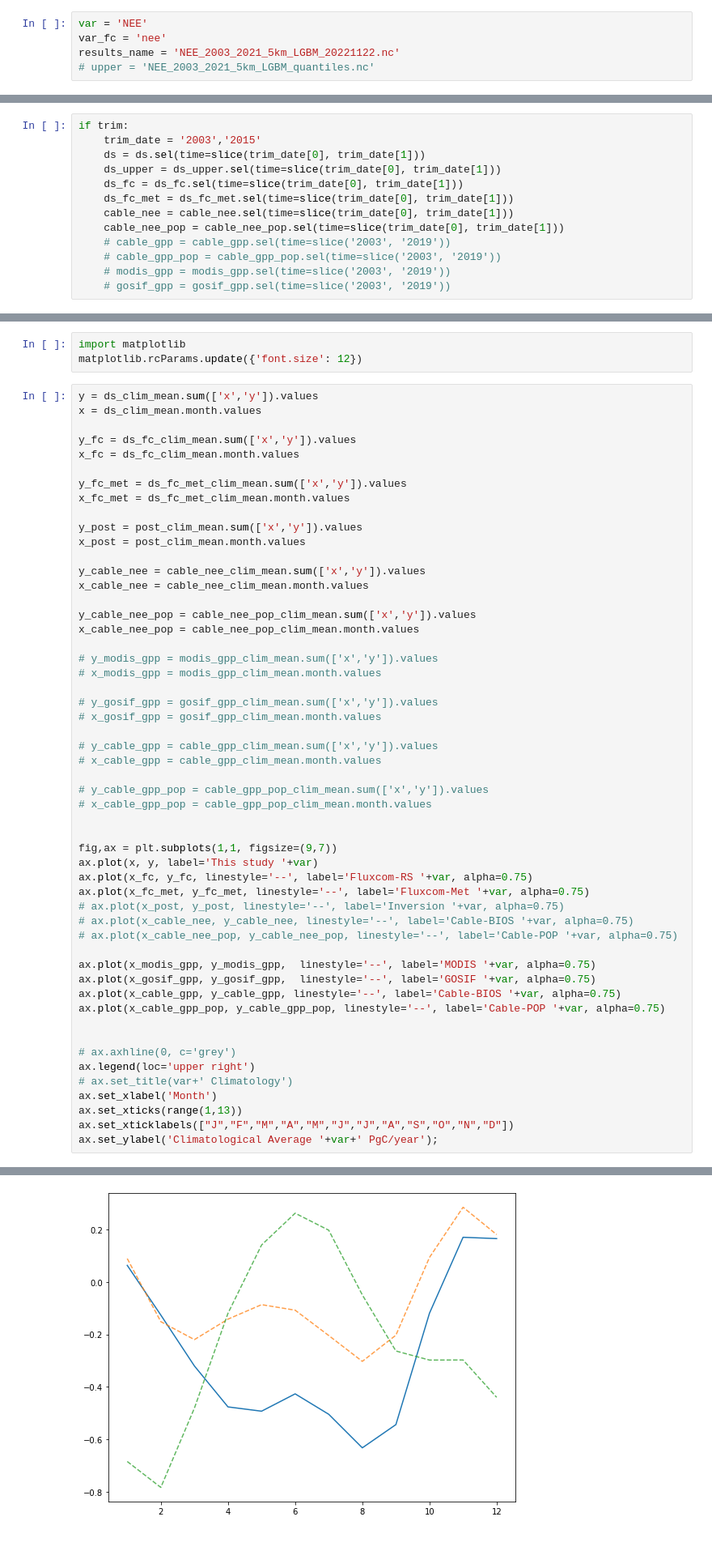
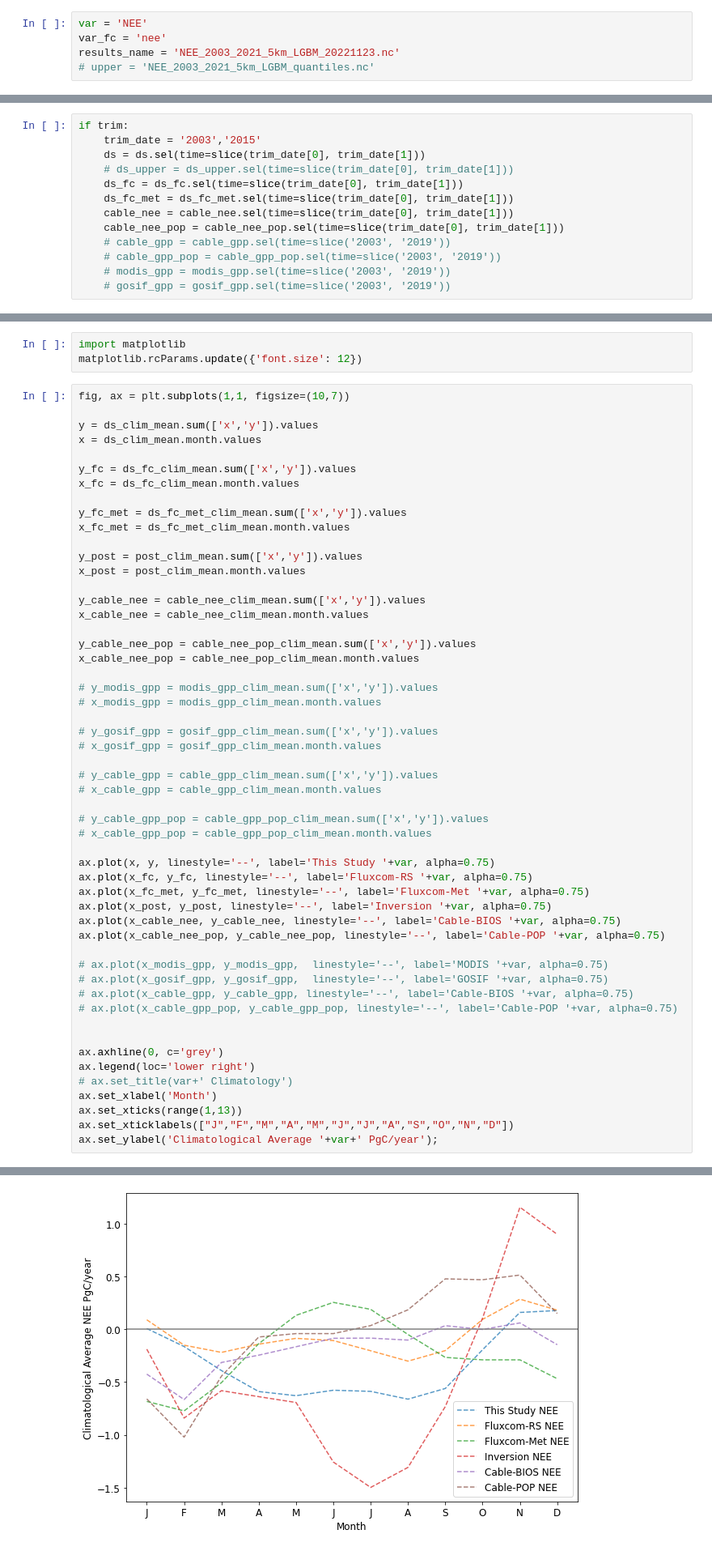
Before and after one commit to cbur24/NEE_modelling, a Jupyter notebook: 6a_Compare_products.ipynb, the cells around one changed output, grey strips where cells are left out. Shown at 81% size. Saved outputs shown, nothing was run; the diff lists cells and outputs as text.

```diff
--- a/6a_Compare_products.ipynb
+++ b/6a_Compare_products.ipynb
@@ -25,7 +25,7 @@ warnings.filterwarnings("ignore")
 # %%
 var = 'NEE'
 var_fc = 'nee'
-results_name = 'NEE_2003_2021_5km_LGBM_20221122.nc'
+results_name = 'NEE_2003_2021_5km_LGBM_20221123.nc'
 # upper = 'NEE_2003_2021_5km_LGBM_quantiles.nc'
 # %% [markdown]
 ## Open various datasets
@@ -237,7 +237,7 @@ trim=True
 if trim:
     trim_date = '2003','2015'
     ds = ds.sel(time=slice(trim_date[0], trim_date[1]))
-    ds_upper = ds_upper.sel(time=slice(trim_date[0], trim_date[1]))
+    # ds_upper = ds_upper.sel(time=slice(trim_date[0], trim_date[1]))
     ds_fc = ds_fc.sel(time=slice(trim_date[0], trim_date[1]))
     ds_fc_met = ds_fc_met.sel(time=slice(trim_date[0], trim_date[1]))
     cable_nee = cable_nee.sel(time=slice(trim_date[0], trim_date[1]))
@@ -677,6 +706,8 @@ plt.title('Gross Primary Productivity');
 import matplotlib
 matplotlib.rcParams.update({'font.size': 12})
 # %%
+fig, ax = plt.subplots(1,1, figsize=(10,7))
+
 y = ds_clim_mean.sum(['x','y']).values
 x = ds_clim_mean.month.values
 
@@ -707,23 +738,21 @@ x_cable_nee_pop = cable_nee_pop_clim_mean.month.values
 # y_cable_gpp_pop = cable_gpp_pop_clim_mean.sum(['x','y']).values
 # x_cable_gpp_pop = cable_gpp_pop_clim_mean.month.values
 
-
-fig,ax = plt.subplots(1,1, figsize=(9,7))
-ax.plot(x, y, label='This study '+var)
+ax.plot(x, y, linestyle='--', label='This Study '+var, alpha=0.75)
 ax.plot(x_fc, y_fc, linestyle='--', label='Fluxcom-RS '+var, alpha=0.75)
 ax.plot(x_fc_met, y_fc_met, linestyle='--', label='Fluxcom-Met '+var, alpha=0.75)
-# ax.plot(x_post, y_post, linestyle='--', label='Inversion '+var, alpha=0.75)
-# ax.plot(x_cable_nee, y_cable_nee, linestyle='--', label='Cable-BIOS '+var, alpha=0.75)
-# ax.plot(x_cable_nee_pop, y_cable_nee_pop, linestyle='--', label='Cable-POP '+var, alpha=0.75)
+ax.plot(x_post, y_post, linestyle='--', label='Inversion '+var, alpha=0.75)
+ax.plot(x_cable_nee, y_cable_nee, linestyle='--', label='Cable-BIOS '+var, alpha=0.75)
+ax.plot(x_cable_nee_pop, y_cable_nee_pop, linestyle='--', label='Cable-POP '+var, alpha=0.75)
 
-ax.plot(x_modis_gpp, y_modis_gpp,  linestyle='--', label='MODIS '+var, alpha=0.75)
-ax.plot(x_gosif_gpp, y_gosif_gpp,  linestyle='--', label='GOSIF '+var, alpha=0.75)
-ax.plot(x_cable_gpp, y_cable_gpp, linestyle='--', label='Cable-BIOS '+var, alpha=0.75)
-ax.plot(x_cable_gpp_pop, y_cable_gpp_pop, linestyle='--', label='Cable-POP '+var, alpha=0.75)
+# ax.plot(x_modis_gpp, y_modis_gpp,  linestyle='--', label='MODIS '+var, alpha=0.75)
+# ax.plot(x_gosif_gpp, y_gosif_gpp,  linestyle='--', label='GOSIF '+var, alpha=0.75)
+# ax.plot(x_cable_gpp, y_cable_gpp, linestyle='--', label='Cable-BIOS '+var, alpha=0.75)
+# ax.plot(x_cable_gpp_pop, y_cable_gpp_pop, linestyle='--', label='Cable-POP '+var, alpha=0.75)
 
 
-# ax.axhline(0, c='grey')
-ax.legend(loc='upper right')
+ax.axhline(0, c='grey')
+ax.legend(loc='lower right')
 # ax.set_title(var+' Climatology')
 ax.set_xlabel('Month')
 ax.set_xticks(range(1,13))
@@ -734,4 +762,4 @@ NameError: name 'x_modis_gpp' is not defined
-[figure, old version]
+[figure, new version]
 # %%
 if var == 'NEE':
     max_mean_month = allNaN_arg(ds_clim_mean, 'month', 'min')
```
Also changed, not shown: parts of 14 cells of this notebook, 42 other files.
